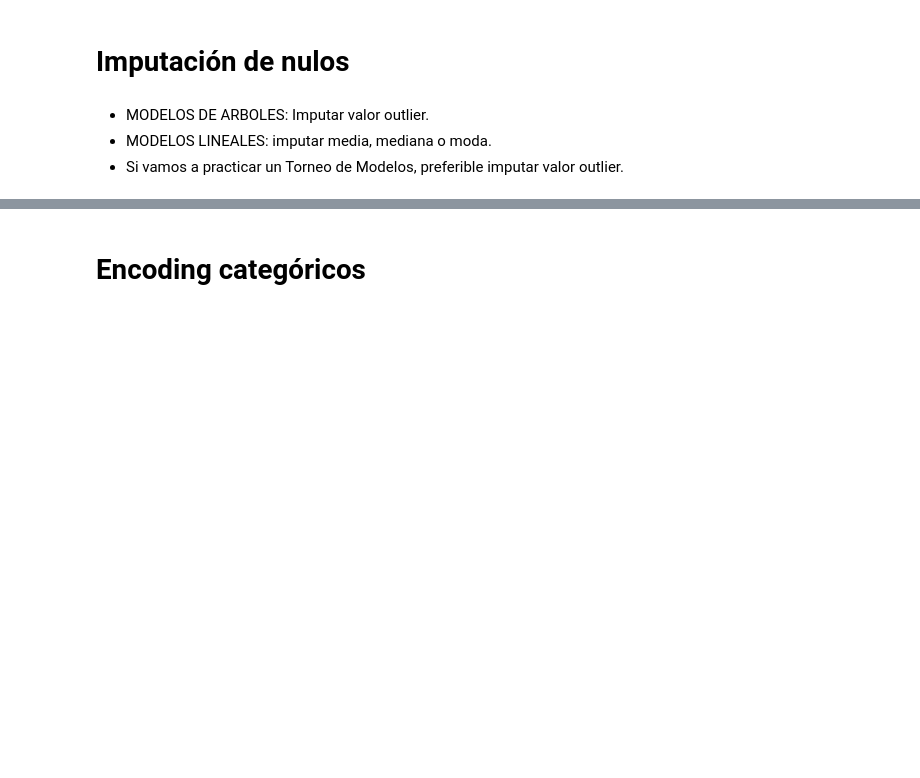
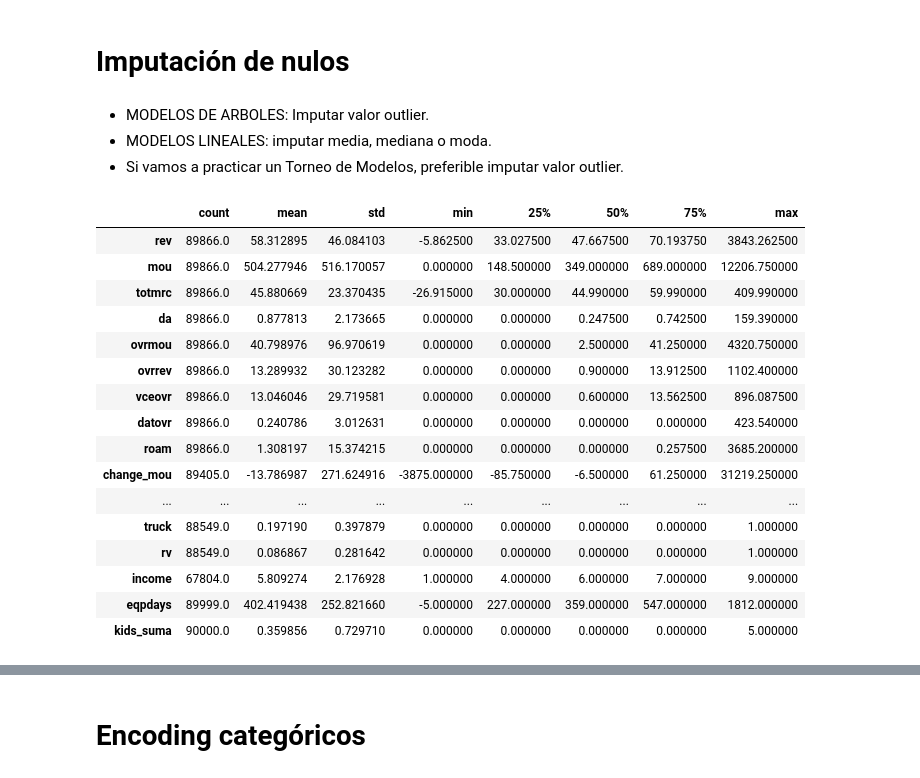
Before and after one commit to rsteelh/telecomML, a Jupyter notebook: SUP ML 1 - Preprocessing.ipynb, the cells around one changed output, grey strips where cells are left out. Drawn from its saved outputs; the diff is of its cells as text; code cells hidden in the pictures; blank space fills up the shorter version.

```diff
--- a/SUP ML 1 - Preprocessing.ipynb
+++ b/SUP ML 1 - Preprocessing.ipynb
@@ -37,0 +360,11 @@ warnings.filterwarnings("ignore")
+# %%
+for i in df:
+    if df[i].dtype.kind =="f" and np.modf(df[i])[0].sum()==0 and df[i].isnull().sum()==0:
+       df[i].astype(int)
+# %%
+kids=['kid0_2', 'kid3_5', 'kid6_10', 'kid11_15', 'kid16_17']
+# %%
+for i in kids:
+    df[i].replace({"Y":1,"U":0},inplace=True)
+# %%
+df["kids_suma"]=df[kids].sum(axis=1)
@@ -41,3 +397,23 @@ warnings.filterwarnings("ignore")
 * MODELOS DE ARBOLES: Imputar valor outlier.
 * MODELOS LINEALES: imputar media, mediana o moda.
 * Si vamos a practicar un Torneo de Modelos, preferible imputar valor outlier.
+# %%
+df.describe(include=[np.number]).T
+# %% [output]
+|  | count | mean | std | min | 25% | 50% | 75% | max |
+| rev | 89866.0 | 58.312895 | 46.084103 | -5.862500 | 33.027500 | 47.667500 | 70.193750 | 3843.262500 |
+| mou | 89866.0 | 504.277946 | 516.170057 | 0.000000 | 148.500000 | 349.000000 | 689.000000 | 12206.750000 |
+| totmrc | 89866.0 | 45.880669 | 23.370435 | -26.915000 | 30.000000 | 44.990000 | 59.990000 | 409.990000 |
+| da | 89866.0 | 0.877813 | 2.173665 | 0.000000 | 0.000000 | 0.247500 | 0.742500 | 159.390000 |
+| ovrmou | 89866.0 | 40.798976 | 96.970619 | 0.000000 | 0.000000 | 2.500000 | 41.250000 | 4320.750000 |
+| ovrrev | 89866.0 | 13.289932 | 30.123282 | 0.000000 | 0.000000 | 0.900000 | 13.912500 | 1102.400000 |
+| vceovr | 89866.0 | 13.046046 | 29.719581 | 0.000000 | 0.000000 | 0.600000 | 13.562500 | 896.087500 |
+| datovr | 89866.0 | 0.240786 | 3.012631 | 0.000000 | 0.000000 | 0.000000 | 0.000000 | 423.540000 |
+| roam | 89866.0 | 1.308197 | 15.374215 | 0.000000 | 0.000000 | 0.000000 | 0.257500 | 3685.200000 |
+| change_mou | 89405.0 | -13.786987 | 271.624916 | -3875.000000 | -85.750000 | -6.500000 | 61.250000 | 31219.250000 |
+| ... | ... | ... | ... | ... | ... | ... | ... | ... |
+| truck | 88549.0 | 0.197190 | 0.397879 | 0.000000 | 0.000000 | 0.000000 | 0.000000 | 1.000000 |
+| rv | 88549.0 | 0.086867 | 0.281642 | 0.000000 | 0.000000 | 0.000000 | 0.000000 | 1.000000 |
+| income | 67804.0 | 5.809274 | 2.176928 | 1.000000 | 4.000000 | 6.000000 | 7.000000 | 9.000000 |
+| eqpdays | 89999.0 | 402.419438 | 252.821660 | -5.000000 | 227.000000 | 359.000000 | 547.000000 | 1812.000000 |
+| kids_suma | 90000.0 | 0.359856 | 0.729710 | 0.000000 | 0.000000 | 0.000000 | 0.000000 | 5.000000 |
```
Also changed, not shown: parts of 61 cells of this notebook, 3 other files.
